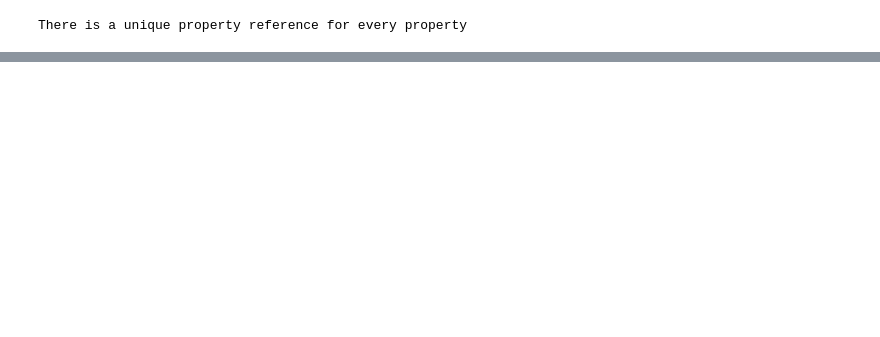
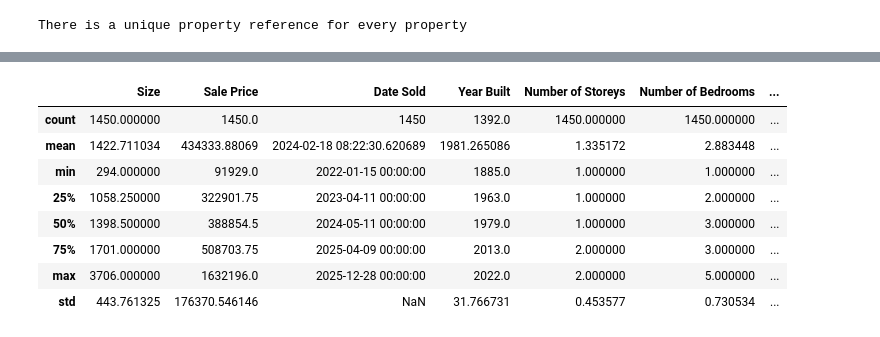
Before and after one commit to ellen-lyons/datascience-module, a Jupyter notebook: task2_data_preprocessing.ipynb, the cells around one changed output, grey strips where cells are left out. Drawn from its saved outputs; the diff is of its cells as text; code cells hidden in the pictures; blank space fills up the shorter version.

```diff
--- a/task2_data_preprocessing.ipynb
+++ b/task2_data_preprocessing.ipynb
@@ -57,3 +137,3 @@ Length: 3, dtype: str
 # %%
-df["First Time Buyer"] = df["First Time Buyer"].replace({"NO" : "No", "YES": "Yes"})
-print(df["First Time Buyer"].unique())
+df["First Time Buyer"] = df["First Time Buyer"].str.capitalize()
+df["House Type"] = df["House Type"].replace({"Det." : "Detached", "Semi-D": "Semi-Detached"})
@@ -74,0 +144,9 @@ for feature in feature_names:
+# %%
+df["Size"] = df["Size"].str.replace("sqft", "").str.replace("sq ft", "").str.replace(",", "").str.strip()
+
+df["Date Sold"] = df["Date Sold"].str.replace("Sold", "").str.strip()
+df["Date Sold"] = pd.to_datetime(df["Date Sold"], format = "mixed", errors= "coerce")
+
+df["Sale Price"] = df["Sale Price"].str.replace(",", "").str.replace("€", "").str.strip()
+
+#df.head()
@@ -74,0 +163,6 @@ for feature in feature_names:
+# %%
+df["Size"] = pd.to_numeric(df["Size"], errors="coerce")
+df["Sale Price"] = pd.to_numeric(df["Sale Price"], errors="coerce").round().astype("Int64")
+df["Number of Storeys"] = pd.to_numeric(df["Number of Storeys"], errors="coerce")
+df["Number of Bedrooms"] = pd.to_numeric(df["Number of Bedrooms"], errors="coerce")
+df["Number of Bathrooms"] = pd.to_numeric(df["Number of Bathrooms"], errors="coerce")
@@ -74,0 +197,3 @@ for feature in feature_names:
+# %%
+df["Year Built"] = df["Year Built"].str.replace("c", "").str.strip()
+df["Year Built"] = pd.to_numeric(df["Year Built"], errors="coerce").astype("Int64") # Int64 gets rid of decimal places
@@ -74,0 +250,12 @@ for feature in feature_names:
+# %%
+df.describe()
+# %% [output]
+|  | Size | Sale Price | Date Sold | Year Built | Number of Storeys | Number of Bedrooms | ... |
+| count | 1450.000000 | 1450.0 | 1450 | 1392.0 | 1450.000000 | 1450.000000 | ... |
+| mean | 1422.711034 | 434333.88069 | 2024-02-18 08:22:30.620689 | 1981.265086 | 1.335172 | 2.883448 | ... |
+| min | 294.000000 | 91929.0 | 2022-01-15 00:00:00 | 1885.0 | 1.000000 | 1.000000 | ... |
+| 25% | 1058.250000 | 322901.75 | 2023-04-11 00:00:00 | 1963.0 | 1.000000 | 2.000000 | ... |
+| 50% | 1398.500000 | 388854.5 | 2024-05-11 00:00:00 | 1979.0 | 1.000000 | 3.000000 | ... |
+| 75% | 1701.000000 | 508703.75 | 2025-04-09 00:00:00 | 2013.0 | 2.000000 | 3.000000 | ... |
+| max | 3706.000000 | 1632196.0 | 2025-12-28 00:00:00 | 2022.0 | 2.000000 | 5.000000 | ... |
+| std | 443.761325 | 176370.546146 | NaN | 31.766731 | 0.453577 | 0.730534 | ... |
```
Also changed, not shown: parts of 27 cells of this notebook, 1 other file.
